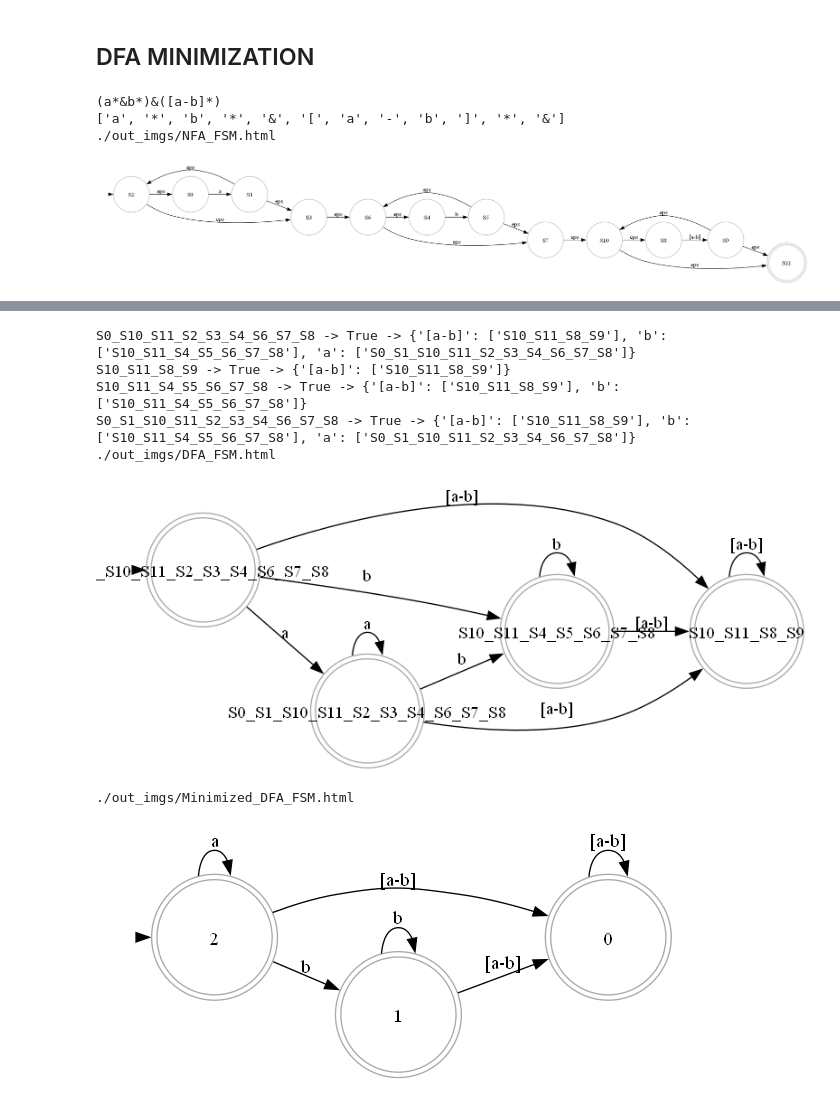
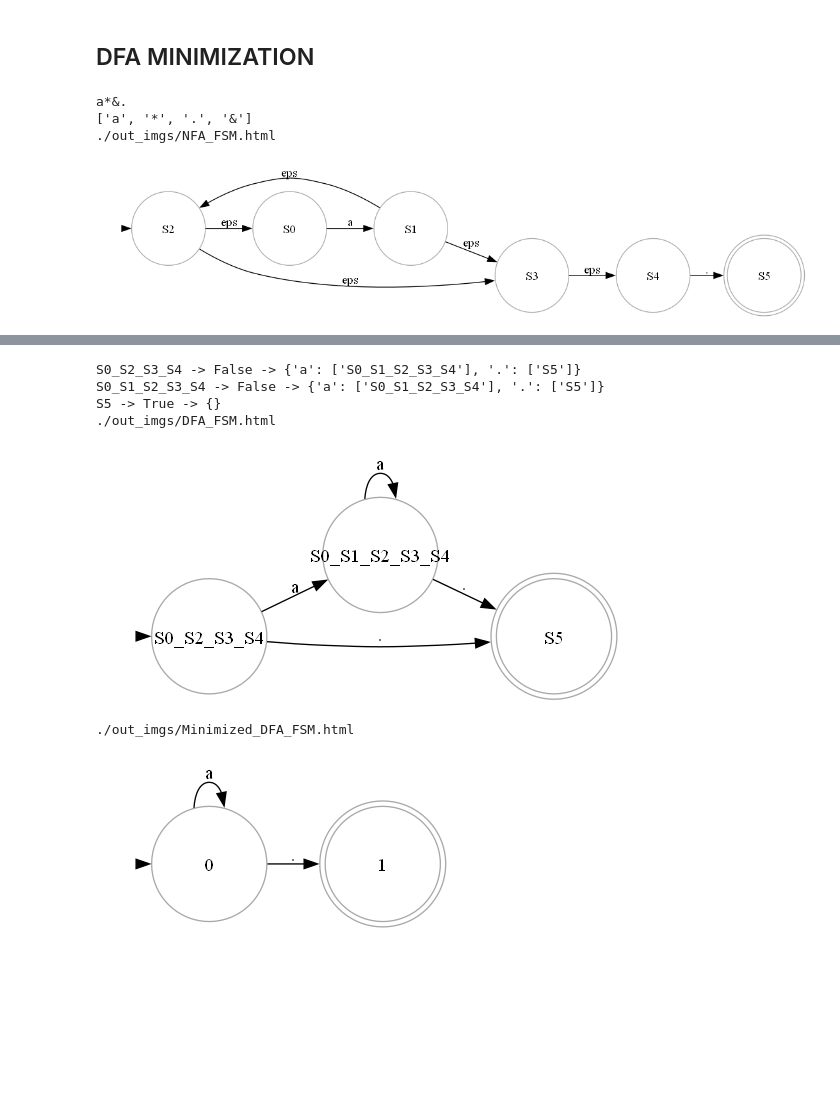
Before and after one commit to AdhamAliAbdelAal/ReTEX, a Jupyter notebook: main.ipynb, the cells around one changed output, grey strips where cells are left out. Saved outputs shown, nothing was run; the diff lists cells and outputs as text; code cells hidden in the pictures; blank space fills up the shorter version.

```diff
--- a/main.ipynb
+++ b/main.ipynb
@@ -710,29 +700,29 @@ class DFA_Minimizer:
 # %%
 def print_states(fsm):
     for k, v in fsm.states.items():
         print(f'{k} -> {v.is_terminating_state} -> {v.transitions}')
 
 if __name__ == "__main__":
-    reg = "[a-c]*b"#input("Enter Regular Expression: ")
-    ans = RegParser("(a*b*)([a-b]*)").parse()
+    reg = "a*."#input("Enter Regular Expression: ")
+    ans = RegParser(reg).parse()
     with open("output.json", "w") as f:
         f.write(json.dumps(ans, indent=4))
 
     state_machine = AutomataMachine().init_from_file('output.json')
     # display(Markdown(f"# asdas"))
     display(state_machine.draw())
     dfa_gen = dfa_generator('output.json')
     # aa = dfa.get_closure(dfa.nfa_sm.get_state('S2'))
     new_dfa = dfa_gen.convert_to_dfa()
     print_states(new_dfa)
     display(new_dfa.draw())
     new_dfa.save_to_json('dfa.json')
     minimizer = DFA_Minimizer(new_dfa)
     minimizer.minimize()
     minized_dfa = minimizer.reconstruct_dfa()
     display(minized_dfa.draw())
 # %% [output]
-(a*&b*)&([a-b]*)
-['a', '*', 'b', '*', '&', '[', 'a', '-', 'b', ']', '*', '&']
+a*&.
+['a', '*', '.', '&']
 ./out_imgs/NFA_FSM.html
-[figure, old version]
+[figure, new version]
@@ -743,8 +730,7 @@ Warning: node 'S0_S1_S10_S11_S2_S3_S4_S6_S7_S8', graph '%3' size too small for l
-S0_S10_S11_S2_S3_S4_S6_S7_S8 -> True -> {'[a-b]': ['S10_S11_S8_S9'], 'b': ['S10_S11_S4_S5_S6_S7_S8'], 'a': ['S0_S1_S10_S11_S2_S3_S4_S6_S7_S8']}
-S10_S11_S8_S9 -> True -> {'[a-b]': ['S10_S11_S8_S9']}
-S10_S11_S4_S5_S6_S7_S8 -> True -> {'[a-b]': ['S10_S11_S8_S9'], 'b': ['S10_S11_S4_S5_S6_S7_S8']}
-S0_S1_S10_S11_S2_S3_S4_S6_S7_S8 -> True -> {'[a-b]': ['S10_S11_S8_S9'], 'b': ['S10_S11_S4_S5_S6_S7_S8'], 'a': ['S0_S1_S10_S11_S2_S3_S4_S6_S7_S8']}
+S0_S2_S3_S4 -> False -> {'a': ['S0_S1_S2_S3_S4'], '.': ['S5']}
+S0_S1_S2_S3_S4 -> False -> {'a': ['S0_S1_S2_S3_S4'], '.': ['S5']}
+S5 -> True -> {}
 ./out_imgs/DFA_FSM.html
-[figure, old version]
+[figure, new version]
 ./out_imgs/Minimized_DFA_FSM.html
-[figure, old version]
+[figure, new version]
```
Also changed, not shown: parts of 2 cells of this notebook, 2 other files.
